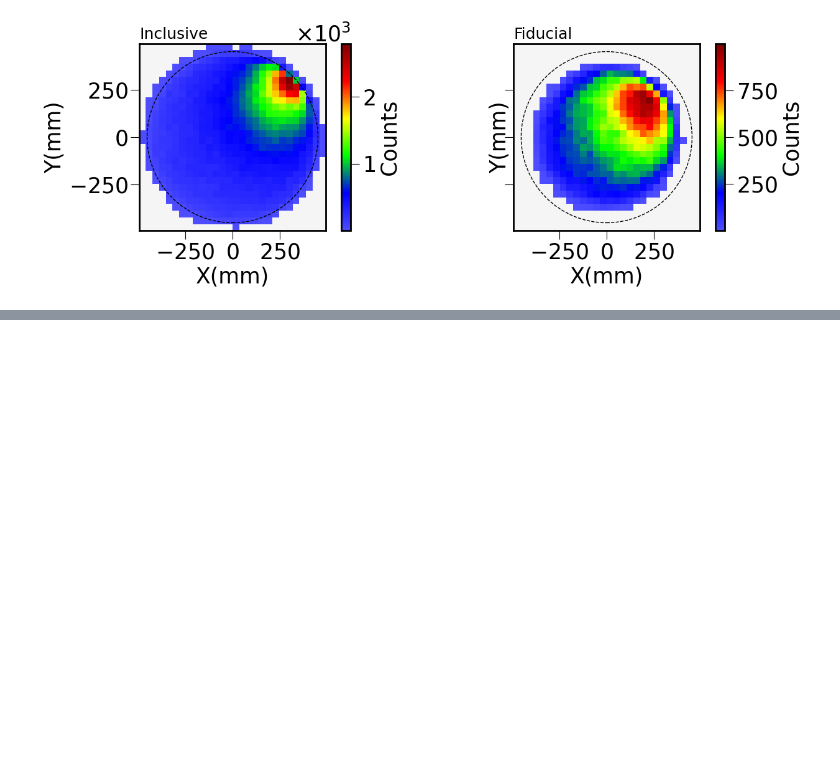
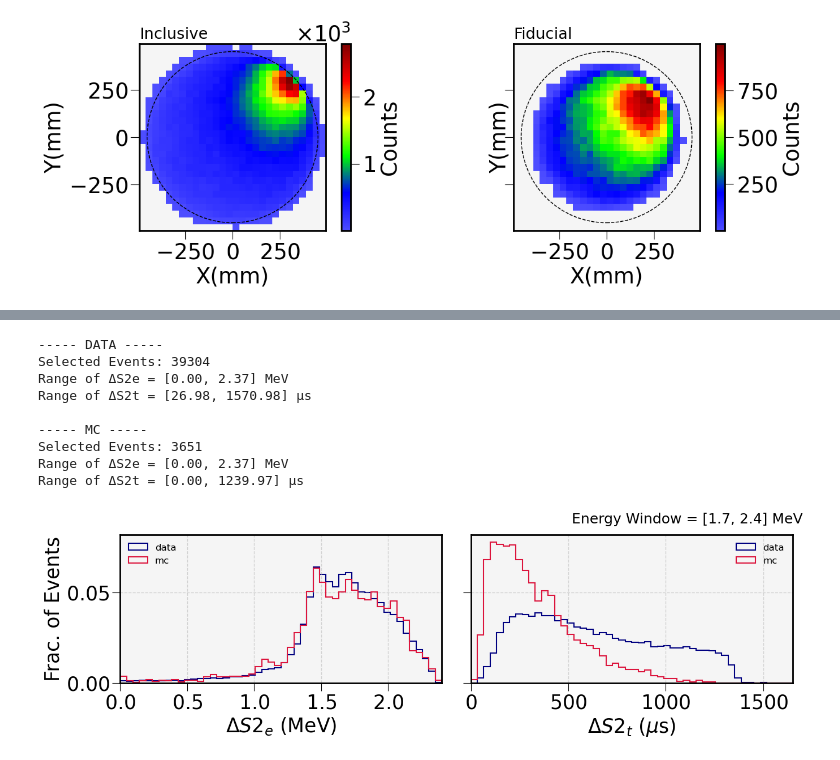
Before and after one commit to camacortespar/next-analysis, a Jupyter notebook: NEXT-100/Th_analysis/notebooks/1 - Analysis_Evt_Level.ipynb, the cells around one changed output, grey strips where cells are left out. Drawn from its saved outputs; the diff is of its cells as text; code cells hidden in the pictures; blank space fills up the shorter version.

```diff
--- a/NEXT-100/Th_analysis/notebooks/1 - Analysis_Evt_Level.ipynb
+++ b/NEXT-100/Th_analysis/notebooks/1 - Analysis_Evt_Level.ipynb
@@ -437,0 +787,73 @@ plt.show()
+# %%
+# Global
+ENERGY_LIMITS = [1.70, 2.40]  # in [MeV]
+
+# Binning
+n_bins = 50
+e_edges = np.linspace(0, ENERGY_LIMITS[1], n_bins + 1)
+t_edges = np.linspace(0, 1650, n_bins + 1)
+
+fig, axes = plt.subplots(1, 2, figsize=(14, 5), sharey=True)
+
+for i, ana_type in enumerate(S2_MULTI_INFO.keys()):
+
+    print(f"\n{'-'*5} {ana_type.upper()} {'-'*5}")
+
+    df = S2_MULTI_INFO[ana_type]['df_two_s2']
+    df = df[(df['E_final'] >= ENERGY_LIMITS[0]) & (df['E_final'] <= ENERGY_LIMITS[1])].copy()
+
+    # Compute main information
+    n_evts = df['global_event'].nunique()
+    dS2e = df['S2e_max_mev'] - df['S2e_min_mev']    # In [MeV]
+    dS2t = (df['S2t_max'] - df['S2t_min']) / 1e3    # In [μs]
+
+    S2_MULTI_INFO[ana_type]['n_evts'] = n_evts
+    S2_MULTI_INFO[ana_type]['diffs'] = {'dS2e': dS2e, 'dS2t': dS2t}
+    print(f"Selected Events: {n_evts}")
+    print(f"Range of ΔS2e = [{dS2e.min():.2f}, {dS2e.max():.2f}] MeV")
+    print(f"Range of ΔS2t = [{dS2t.min():.2f}, {dS2t.max():.2f}] μs")
+
+    if n_evts == 0:
+        print("Warning: No events survived selection. Skipping plotting.")
+        continue
+    weights = np.ones_like(dS2e) / n_evts    # Normalize to fraction of events
+
+    # S2e differences
+    axes[0].hist(dS2e, bins=e_edges, weights=weights, histtype='step',
+                 color=crudo.pt.comp_colors[i], lw=1.5, label=f'{ana_type}', zorder=i+1)
+
+    # S2t differences
+    axes[1].hist(dS2t, bins=t_edges, weights=weights, histtype='step',
+                 color=crudo.pt.comp_colors[i], lw=1.5, label=f'{ana_type}', zorder=i+1)
+
+
+# --- Styling --- #
+axes[0].set_xlabel(r'$\Delta S2_{e}$ (MeV)')
+axes[0].set_ylabel('Frac. of Events')
+# axes[0].set_yscale('log')
+axes[0].set_xlim(0, ENERGY_LIMITS[1])
+axes[0].legend(loc='upper left', fontsize=12, facecolor='none')
+axes[0].grid(True)
+axes[0].set_facecolor("whitesmoke")
+
+axes[1].set_xlabel(r'$\Delta S2_{t}$ ($\mu$s)')
+# axes[1].set_ylabel('Frac. of Events')
+axes[1].set_xlim(0, t_edges[-1])
+axes[1].legend(loc='upper right', fontsize=12, facecolor='none')
+axes[1].grid(True)
+axes[1].set_facecolor("whitesmoke")
+
+plt.suptitle(f"Energy Window = [{ENERGY_LIMITS[0]}, {ENERGY_LIMITS[1]}] MeV", x=0.84, y=0.87, fontsize=18)
+plt.tight_layout()
+plt.show()
+# %% [output]
+----- DATA -----
+Selected Events: 39304
+Range of ΔS2e = [0.00, 2.37] MeV
+Range of ΔS2t = [26.98, 1570.98] μs
+
+----- MC -----
+Selected Events: 3651
+Range of ΔS2e = [0.00, 2.37] MeV
+Range of ΔS2t = [0.00, 1239.97] μs
+[figure, added]
```
Also changed, not shown: parts of 54 cells of this notebook, 7 other files.
